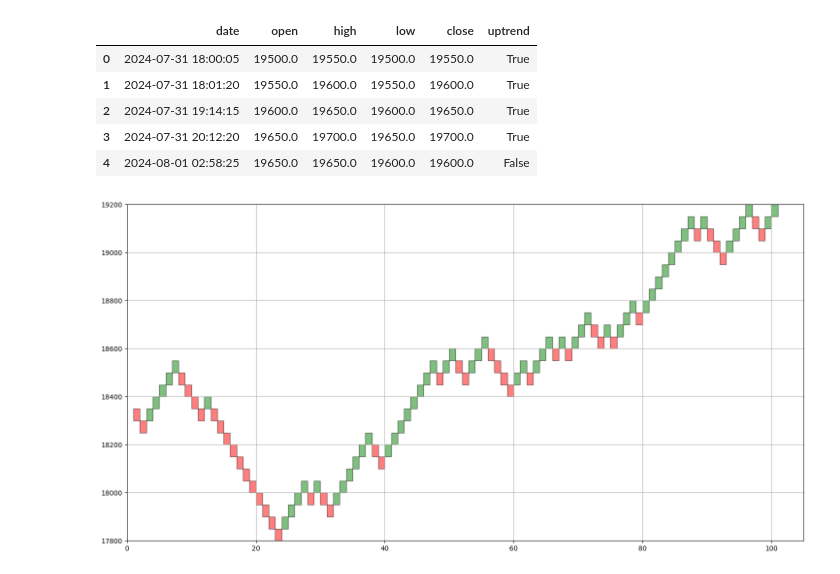
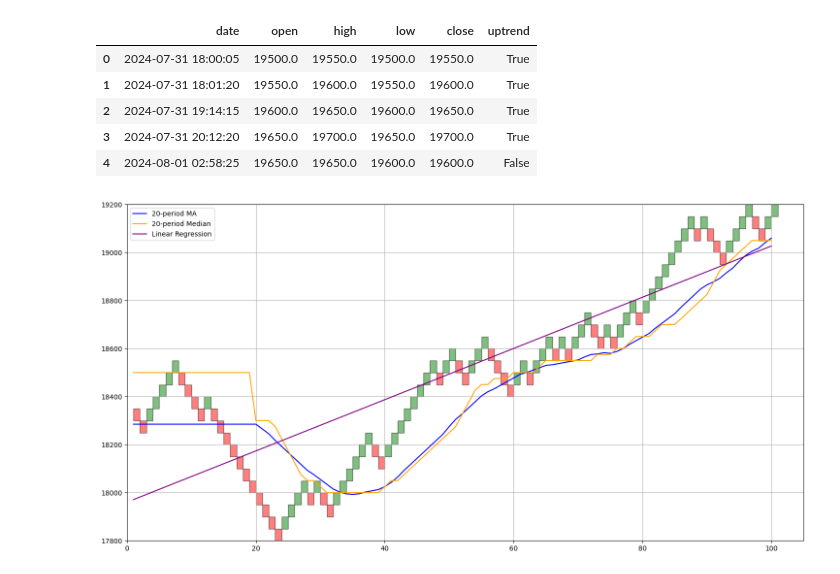
Before and after one commit to jaky1206/renko-chart-demo, a Jupyter notebook: renko_chart_using_stocktrends_matplotlib.ipynb, the cells around one changed output. Drawn from its saved outputs; the diff is of its cells as text; code cells hidden in the pictures.

```diff
--- a/renko_chart_using_stocktrends_matplotlib.ipynb
+++ b/renko_chart_using_stocktrends_matplotlib.ipynb
@@ -27,2 +9,2 @@ Mounted at /content/drive
 # %%
-df = pd.read_csv('/content/drive/MyDrive/Aug-1ToAug-15.txt')
+df = pd.read_csv('Aug-1ToAug-15.txt')
@@ -65,32 +45,58 @@ new_df = r_bars[['open','close']]
 # %%
 plt.rcParams["figure.figsize"] = (18,9)
 # %%
-# create the figure
+# Create the figure
 fig = plt.figure(1)
 fig.clf()
 axes = fig.gca()
 
 # Add 10 extra spaces to the right
 num_bars = 100
-df = new_df.tail(num_bars)
+df = new_df.tail(num_bars).copy()  # Copy to avoid modifying the original DataFrame
 
-renkos = zip(df['open'],df['close'])
-# plot the bars, green for 'up', red for 'down'
+# Ensure 'close' is numeric and drop any rows with NaN values to prevent errors in calculations
+df['close'] = pd.to_numeric(df['close'], errors='coerce')
+df.dropna(subset=['close'], inplace=True)
+
+# Calculate a 20-period moving average of the close prices
+df.loc[:, 'MA20'] = df['close'].rolling(window=20).mean()
+
+# Forward fill the NaN values at the beginning of the MA20 to extend the line to the start
+df.loc[:, 'MA20'] = df['MA20'].fillna(df['MA20'].iloc[19])
+
+# Calculate a 20-period rolling median of the close prices
+df.loc[:, 'Median20'] = df['close'].rolling(window=20).median().fillna(df['close'].median())
+
+# Calculate linear regression on the close prices
+x = np.arange(len(df))
+y = df['close'].values
+slope, intercept = np.polyfit(x, y, 1)
+df.loc[:, 'LinearRegression'] = slope * x + intercept
+
+renkos = zip(df.index, df['open'], df['close'])
+# Plot the bars, green for 'up', red for 'down'
 index = 1
 
-for open_price, close_price in renkos:
-    if (open_price < close_price):
-        renko = matplotlib.patches.Rectangle((index,open_price), 1, close_price-open_price, edgecolor='black', facecolor='green', alpha=0.5)
+for idx, open_price, close_price in renkos:
+    if open_price < close_price:
+        renko = matplotlib.patches.Rectangle((index, open_price), 1, close_price - open_price, edgecolor='black', facecolor='green', alpha=0.5)
         axes.add_patch(renko)
     else:
-        renko = matplotlib.patches.Rectangle((index,open_price), 1, close_price-open_price, edgecolor='black', facecolor='red', alpha=0.5)
+        renko = matplotlib.patches.Rectangle((index, open_price), 1, close_price - open_price, edgecolor='black', facecolor='red', alpha=0.5)
         axes.add_patch(renko)
     index = index + 1
 
-#adjust the axes
-plt.xlim([0, num_bars+5])
-plt.ylim([min(min(df['open']),min(df['close'])), max(max(df['open']),max(df['close']))])
+# Plot the moving average, median, and linear regression lines
+axes.plot(range(1, num_bars + 1), df['MA20'], color='blue', label='20-period MA')
+axes.plot(range(1, num_bars + 1), df['Median20'], color='orange', label='20-period Median')
+axes.plot(range(1, num_bars + 1), df['LinearRegression'], color='purple', label='Linear Regression')
+
+# Adjust the axes
+plt.xlim([0, num_bars + 5])
+plt.ylim([min(min(df['open']), min(df['close'])), max(max(df['open']), max(df['close']))])
+
 plt.grid(True)
+plt.legend()
 plt.show()
 # %% [output]
-[figure, old version]
+[figure, new version]
```
Also changed, not shown: parts of 4 cells of this notebook, 2 other files.
